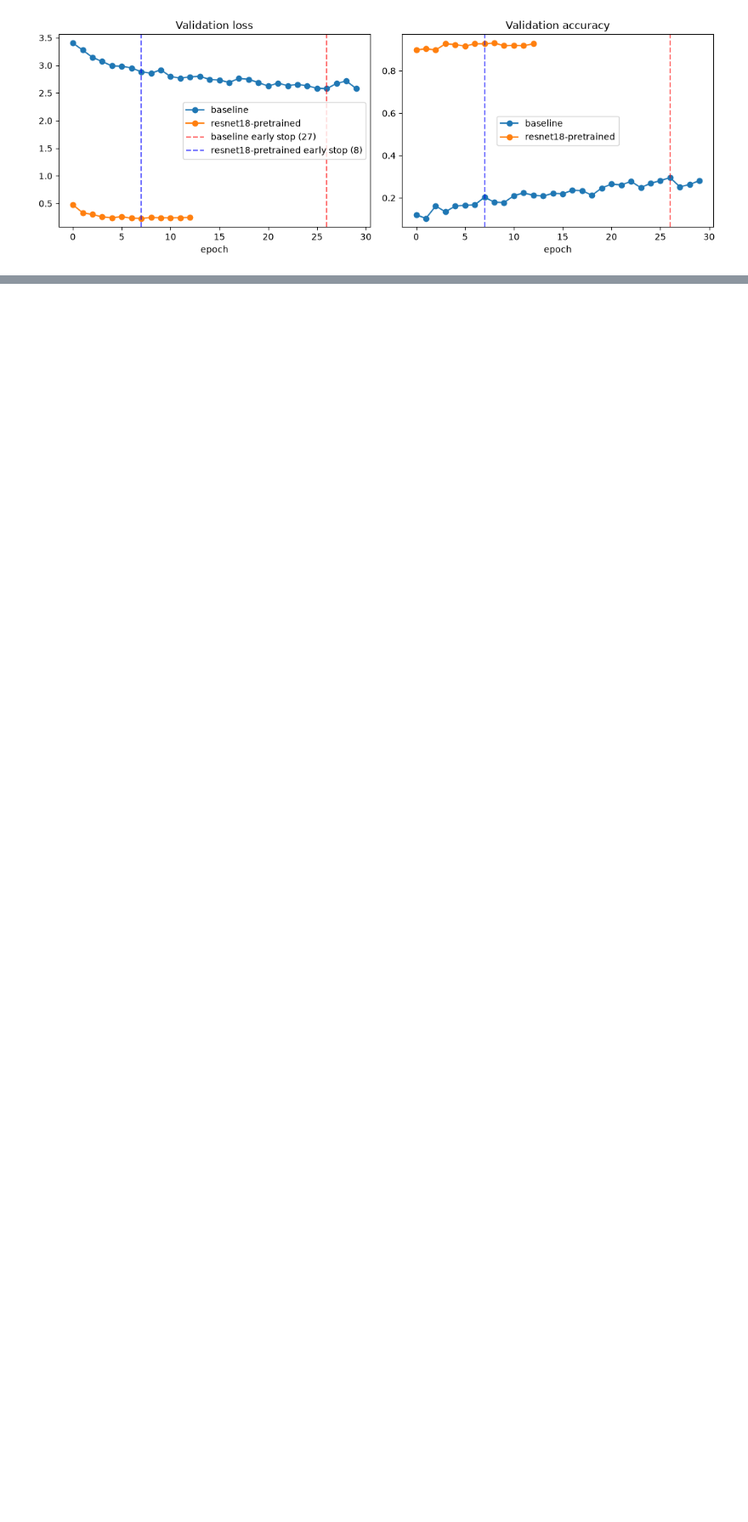
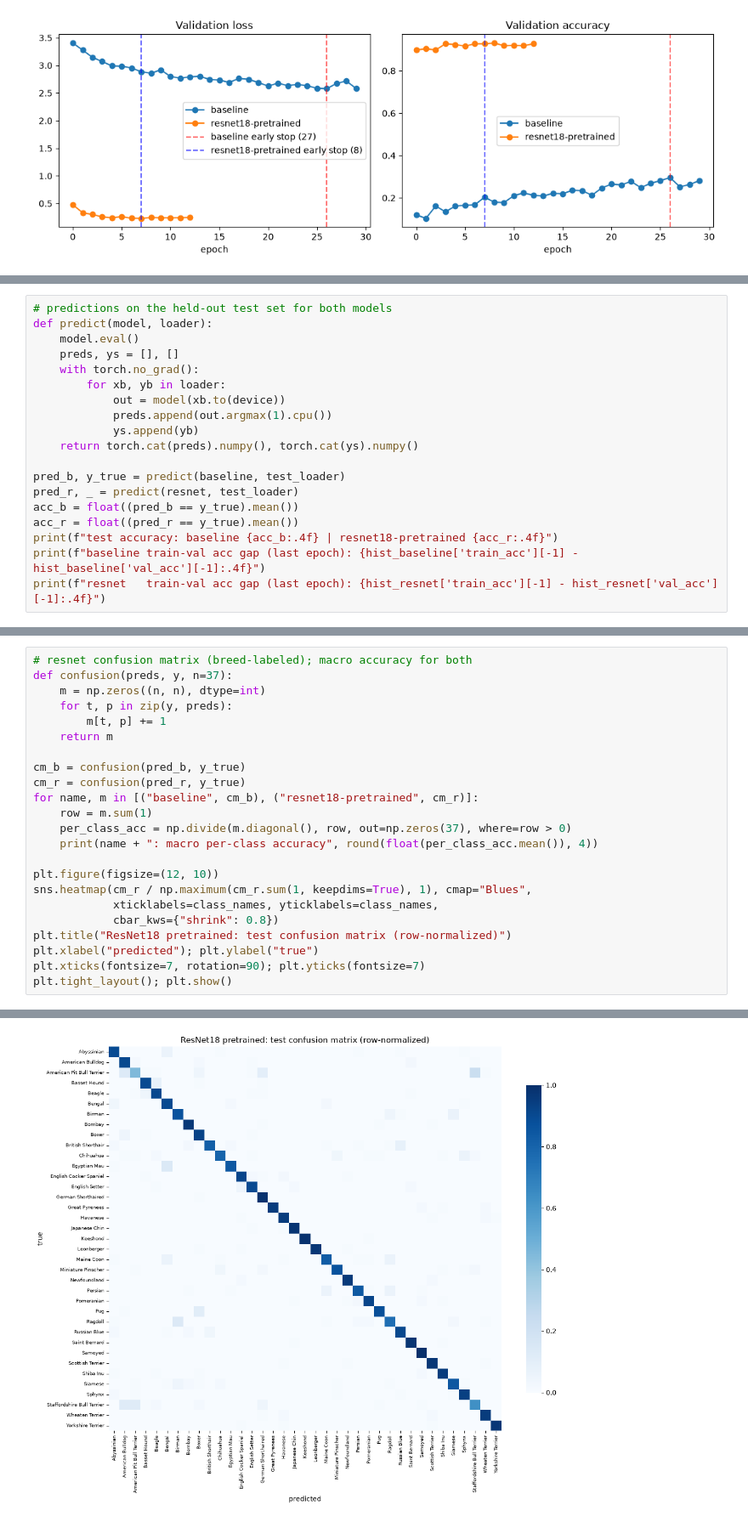
Before and after one commit to intend-dev/deep-learning-cat-and-dog-breed-classification, a Jupyter notebook: deep_learning.ipynb, the cells around one changed output, grey strips where cells are left out. Shown at 85% size. Drawn from its saved outputs; the diff is of its cells as text; blank space fills up the shorter version.

```diff
--- a/deep_learning.ipynb
+++ b/deep_learning.ipynb
@@ -388,0 +391,19 @@ plt.tight_layout(); plt.show()
+# %%
+# predictions on the held-out test set for both models
+def predict(model, loader):
+    model.eval()
+    preds, ys = [], []
+    with torch.no_grad():
+        for xb, yb in loader:
+            out = model(xb.to(device))
+            preds.append(out.argmax(1).cpu())
+            ys.append(yb)
+    return torch.cat(preds).numpy(), torch.cat(ys).numpy()
+
+pred_b, y_true = predict(baseline, test_loader)
+pred_r, _ = predict(resnet, test_loader)
+acc_b = float((pred_b == y_true).mean())
+acc_r = float((pred_r == y_true).mean())
+print(f"test accuracy: baseline {acc_b:.4f} | resnet18-pretrained {acc_r:.4f}")
+print(f"baseline train-val acc gap (last epoch): {hist_baseline['train_acc'][-1] - hist_baseline['val_acc'][-1]:.4f}")
+print(f"resnet   train-val acc gap (last epoch): {hist_resnet['train_acc'][-1] - hist_resnet['val_acc'][-1]:.4f}")
@@ -388,0 +416,24 @@ plt.tight_layout(); plt.show()
+# %%
+# resnet confusion matrix (breed-labeled); macro accuracy for both
+def confusion(preds, y, n=37):
+    m = np.zeros((n, n), dtype=int)
+    for t, p in zip(y, preds):
+        m[t, p] += 1
+    return m
+
+cm_b = confusion(pred_b, y_true)
+cm_r = confusion(pred_r, y_true)
+for name, m in [("baseline", cm_b), ("resnet18-pretrained", cm_r)]:
+    row = m.sum(1)
+    per_class_acc = np.divide(m.diagonal(), row, out=np.zeros(37), where=row > 0)
+    print(name + ": macro per-class accuracy", round(float(per_class_acc.mean()), 4))
+
+plt.figure(figsize=(12, 10))
+sns.heatmap(cm_r / np.maximum(cm_r.sum(1, keepdims=True), 1), cmap="Blues",
+            xticklabels=class_names, yticklabels=class_names,
+            cbar_kws={"shrink": 0.8})
+plt.title("ResNet18 pretrained: test confusion matrix (row-normalized)")
+plt.xlabel("predicted"); plt.ylabel("true")
+plt.xticks(fontsize=7, rotation=90); plt.yticks(fontsize=7)
+plt.tight_layout(); plt.show()
+# %% [output]
@@ -388,0 +442 @@ plt.tight_layout(); plt.show()
+[figure, added]
```
Also changed, not shown: parts of 14 cells of this notebook.
